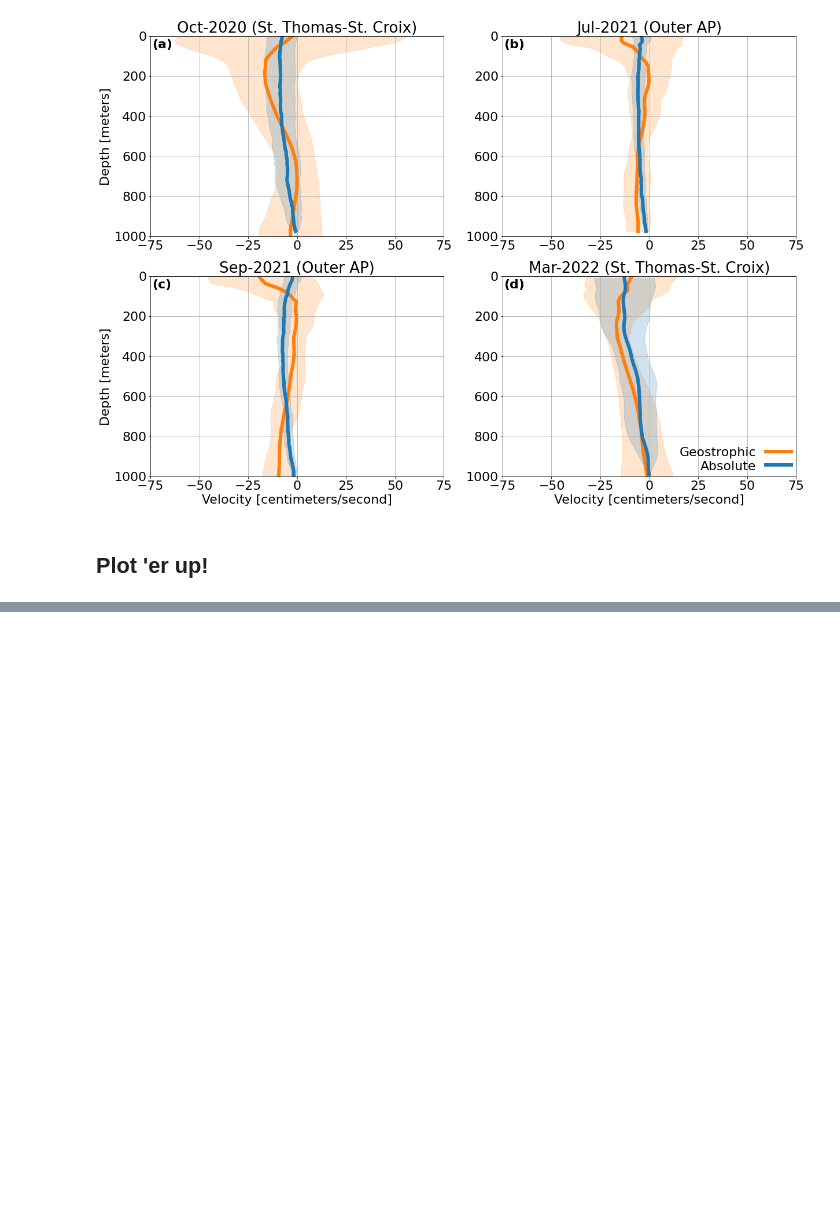
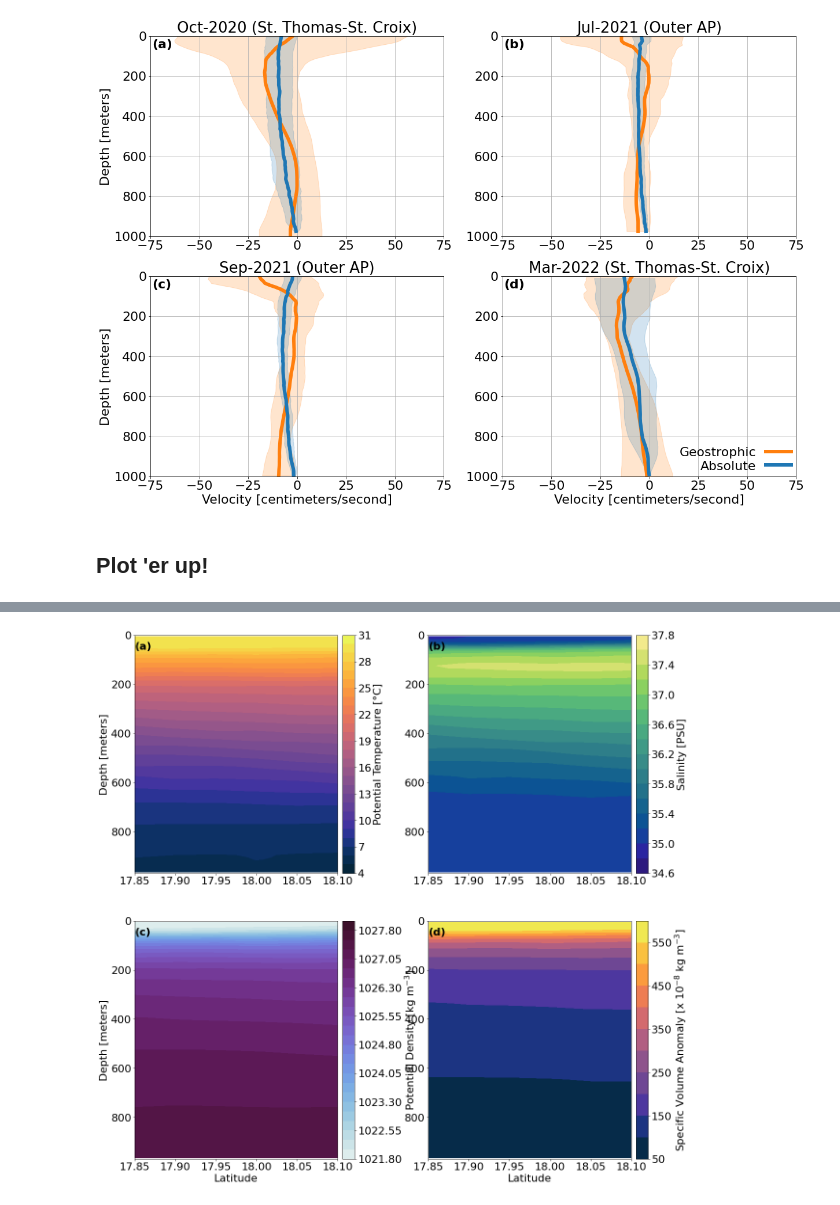
Before and after one commit to JGradone/Anegada-Glider-Transport, a Jupyter notebook: notebooks/Plotting/Plot_Mean_Absolute_and_Geostrophic_Velocity_2020_and_2022_Deployments.ipynb, the cells around one changed output, grey strips where cells are left out. Saved outputs shown, nothing was run; the diff lists cells and outputs as text; code cells hidden in the pictures; blank space fills up the shorter version.

```diff
--- a/notebooks/Plotting/Plot_Mean_Absolute_and_Geostrophic_Velocity_2020_and_2022_Deployments.ipynb
+++ b/notebooks/Plotting/Plot_Mean_Absolute_and_Geostrophic_Velocity_2020_and_2022_Deployments.ipynb
@@ -315,0 +328,81 @@ plt.savefig('/home/jg1200/Figures/RU29_2020_Example_Transect_Temp_Salinty_Densit
+# %%
+fig, axs = plt.subplots(2, 2, figsize=(20, 20))
+
+#fig.tight_layout(pad=8)
+
+t_vmin=4
+t_vmax=31
+t_range= np.arange(t_vmin,t_vmax+0.5,1)
+
+s_vmin=34.6
+s_vmax=37.4
+s_range= np.arange(s_vmin,s_vmax+0.5,0.2)
+
+d_vmin=1021.8
+d_vmax=1027.6
+d_range= np.arange(d_vmin,d_vmax+0.5,0.25)
+
+sv_vmin = 50
+sv_vmax = 600
+sv_range = np.arange(sv_vmin,sv_vmax+10,50)
+
+x_ticks = np.arange(17.85,18.11,0.05)
+y_ticks = np.arange(0,1000,200)
+
+font_size = 22
+
+im = axs[0,0].contourf(abs_grid_2020.lat,abs_grid_2020.depth,PT,cmap=cmo.thermal,levels=t_range)
+axs[0,0].set_xlim(17.85,18.1)
+axs[0,0].set_ylim(970,0)
+axs[0,0].set_xticks(x_ticks)
+axs[0,0].set_yticks(y_ticks)
+axs[0,0].set_ylabel('Depth [meters]',fontsize=font_size)
+axs[0,0].tick_params(axis='both', which='major', labelsize=font_size)
+axs[0,0].text(0,0.94,'(a)', transform=axs[0,0].transAxes, size=font_size, weight='bold')
+clb = plt.colorbar(im, ax=axs[0,0],pad=0.02)
+clb.ax.tick_params(labelsize=font_size)
+clb.set_label(label='Potential Temperature [°C]',fontsize=font_size)
+
+im = axs[0,1].contourf(abs_grid_2020.lat,abs_grid_2020.depth,SA,cmap=cmo.haline,levels=s_range)
+axs[0,1].set_xlim(17.85,18.1)
+axs[0,1].set_ylim(970,0)
+axs[0,1].set_xticks(x_ticks)
+axs[0,1].set_yticks(y_ticks)
+#axs[0,1].set_ylabel('Depth [meters]',fontsize=font_size)
+axs[0,1].tick_params(axis='both', which='major', labelsize=font_size)
+axs[0,1].text(0,0.94,'(b)', transform=axs[0,1].transAxes, size=font_size, weight='bold')
+clb = plt.colorbar(im, ax=axs[0,1],pad=0.02)
+clb.ax.tick_params(labelsize=font_size)
+clb.set_label(label='Salinity [PSU]',fontsize=font_size)
+
+im = axs[1,0].contourf(abs_grid_2020.lat,abs_grid_2020.depth,SIGMA,cmap=cmo.dense,levels=d_range)
+axs[1,0].set_xlim(17.85,18.1)
+axs[1,0].set_ylim(970,0)
+axs[1,0].set_xticks(x_ticks)
+axs[1,0].set_yticks(y_ticks)
+axs[1,0].set_ylabel('Depth [meters]',fontsize=font_size)
+axs[1,0].tick_params(axis='both', which='major', labelsize=font_size)
+axs[1,0].set_xlabel('Latitude', fontsize=font_size)
+axs[1,0].text(0,0.94,'(c)', transform=axs[1,0].transAxes, size=font_size, weight='bold')
+clb = plt.colorbar(im, ax=axs[1,0],pad=0.02)
+clb.ax.tick_params(labelsize=font_size)
+clb.set_label(label='Potential Density [kg m$^{-3}$]',fontsize=font_size)
+
+
+im = axs[1,1].contourf(abs_grid_2020.lat,abs_grid_2020.depth,specvol_anom*(10**8),cmap=cmo.thermal,levels=sv_range)
+axs[1,1].set_xlim(17.85,18.1)
+axs[1,1].set_ylim(970,0)
+axs[1,1].set_xticks(x_ticks)
+axs[1,1].set_yticks(y_ticks)
+#axs[1,1].set_ylabel('Depth [meters]',fontsize=font_size)
+axs[1,1].tick_params(axis='both', which='major', labelsize=font_size)
+axs[1,1].set_xlabel('Latitude', fontsize=font_size)
+axs[1,1].text(0,0.94,'(d)', transform=axs[1,1].transAxes, size=font_size, weight='bold')
+clb = plt.colorbar(im, ax=axs[1,1],pad=0.02)
+clb.ax.tick_params(labelsize=font_size)
+clb.set_label(label='Specific Volume Anomaly [x 10$^{-8}$ kg m$^{-3}$]',fontsize=font_size)
+
+
+#plt.savefig('/home/jg1200/Figures/RU29_2020_Example_Transect_Temp_Salinty_Density.png', bbox_inches='tight',dpi=300,facecolor='white')
+# %% [output]
+[figure, added]
```
Also changed, not shown: parts of 9 cells of this notebook, 3 other files.
